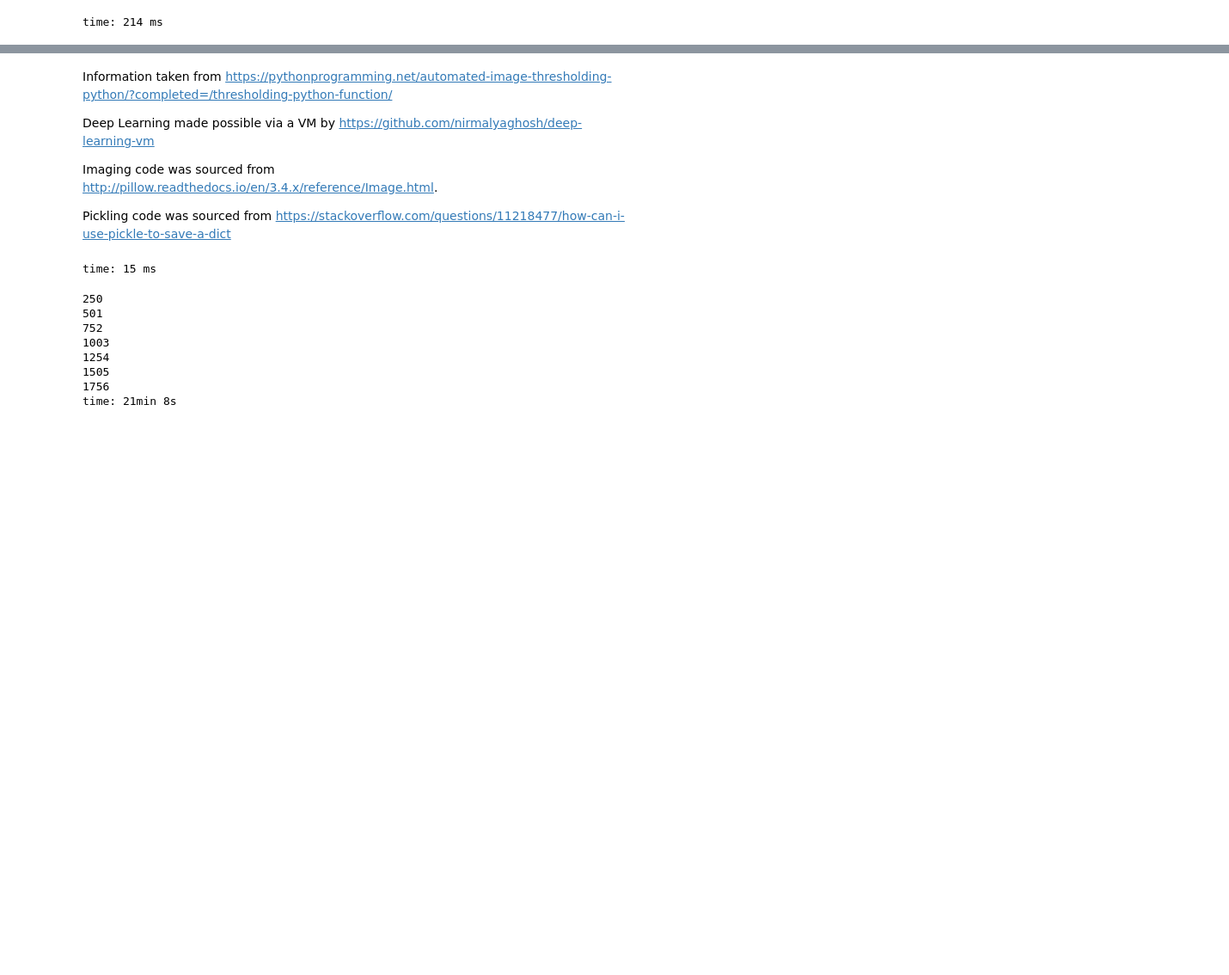
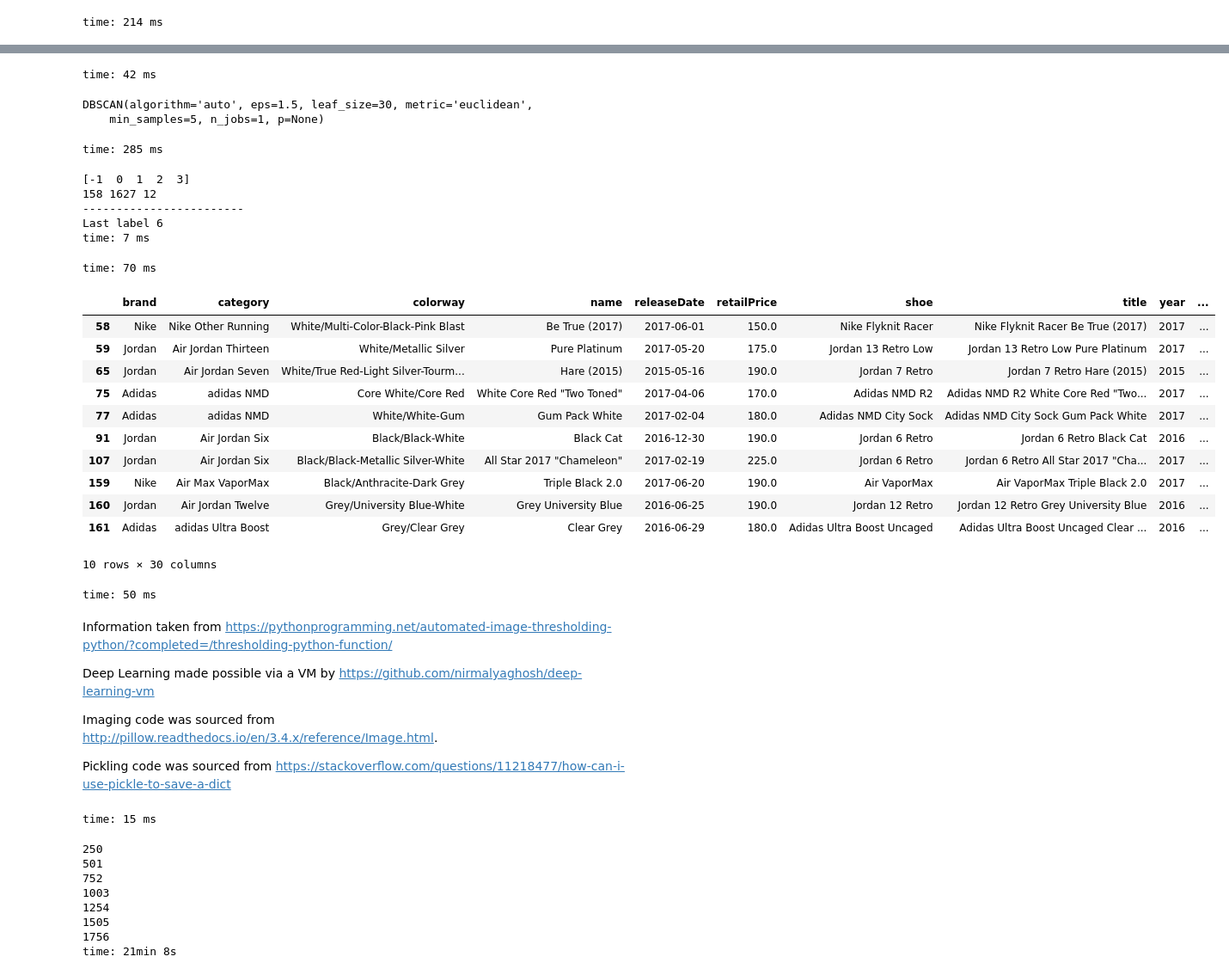
Before and after one commit to chrisk447/Capstone-GA, a Jupyter notebook: StockX Notebook.ipynb, the cells around one changed output, grey strips where cells are left out. Shown: that part at 86% size. Saved outputs shown, nothing was run; the diff lists cells and outputs as text; code cells hidden in the pictures; blank space fills up the shorter version.

```diff
--- a/StockX Notebook.ipynb
+++ b/StockX Notebook.ipynb
@@ -646,0 +634,18 @@ time: 214 ms
+# %%
+# dummy variables
+# Change brand to 0, 1, 2
+# Change category based on words [Yeezy, NMD, Air Jordan, Ultra Boost, Adidas/Nike Other,
+# Air Max, Iniki, Air Force, Foamposite, LeBron, KD, Nike SB, Kobe, Nike Basketball/Other]
+# Change colorway based on color spectrum colors (color_df.columns)
+
+# tops.brand = tops.brand.astype('category')
+category_list = ['Yeezy', 'NMD', 'Air Jordan', 'Ultra Boost', 'adidas Other', 'Nike Other', 'Air Max',
+                'Iniki', 'Air Force', 'Foamposite', 'LeBron', 'KD', 'Nike SB', 'Kobe', 'Nike Basketball']
+# Top 30 colors
+color_list = color_df.columns
+
+for cat in category_list:
+    tops[cat] = tops.category.map(lambda x: 1 if cat.lower() in x.lower() else 0)
+
+for color in color_list:
+    tops[color] = tops.colorway_token.map(lambda x: 1 if color.lower() in x.lower() else 0)
@@ -658,3 +702,62 @@ time: 5 ms
+# %%
+import patsy
+matrix_string = '''
+category ~
+retailPrice + absChangePercentage + annualHigh + annualLow + averageDeadstockPrice +
+deadstockRangeHigh + deadstockRangeLow +
+deadstockSold + highestBid + lastSale + lowestAsk + salesLast72Hours + volatility +
+rarity
+'''
+y_cluster, X_cluster = patsy.dmatrices(matrix_string, tops)
+# %% [output]
+time: 42 ms
+# %%
+from sklearn.cluster import DBSCAN, KMeans
+ss = StandardScaler()
+Xs = ss.fit_transform(X_cluster)
+
+db = DBSCAN(eps=1.5, min_samples=5)
+db.fit(Xs)
+# %% [output]
+DBSCAN(algorithm='auto', eps=1.5, leaf_size=30, metric='euclidean',
+    min_samples=5, n_jobs=1, p=None)
+time: 285 ms
+# %%
+print pd.Series(db.labels_).unique()
+print list(db.labels_).count(-1), list(db.labels_).count(0), list(db.labels_).count(1)
+print '------------------------'
+print 'Last label', list(db.labels_).count(pd.Series(db.labels_).unique()[-1])
+# %% [output]
+[-1  0  1  2  3]
+158 1627 12
+------------------------
+Last label 6
+time: 7 ms
+# %%
+# KMeans
+km = KMeans(n_clusters=4)
+km.fit(Xs)
+pd.Series(km.labels_).unique()
+
+tops['cluster_label'] = pd.Series(km.labels_)
+# %% [output]
+time: 70 ms
+# %%
+tops[tops.cluster_label==0].head(10)
+# %% [output]
+|  | brand | category | colorway | name | releaseDate | retailPrice | shoe | title | year | ... |
+| 58 | Nike | Nike Other Running | White/Multi-Color-Black-Pink Blast | Be True (2017) | 2017-06-01 | 150.0 | Nike Flyknit Racer | Nike Flyknit Racer Be True (2017) | 2017 | ... |
+| 59 | Jordan | Air Jordan Thirteen | White/Metallic Silver | Pure Platinum | 2017-05-20 | 175.0 | Jordan 13 Retro Low | Jordan 13 Retro Low Pure Platinum | 2017 | ... |
+| 65 | Jordan | Air Jordan Seven | White/True Red-Light Silver-Tourm... | Hare (2015) | 2015-05-16 | 190.0 | Jordan 7 Retro | Jordan 7 Retro Hare (2015) | 2015 | ... |
+| 75 | Adidas | adidas NMD | Core White/Core Red | White Core Red "Two Toned" | 2017-04-06 | 170.0 | Adidas NMD R2 | Adidas NMD R2 White Core Red "Two... | 2017 | ... |
+| 77 | Adidas | adidas NMD | White/White-Gum | Gum Pack White | 2017-02-04 | 180.0 | Adidas NMD City Sock | Adidas NMD City Sock Gum Pack White | 2017 | ... |
+| 91 | Jordan | Air Jordan Six | Black/Black-White | Black Cat | 2016-12-30 | 190.0 | Jordan 6 Retro | Jordan 6 Retro Black Cat | 2016 | ... |
+| 107 | Jordan | Air Jordan Six | Black/Black-Metallic Silver-White | All Star 2017 "Chameleon" | 2017-02-19 | 225.0 | Jordan 6 Retro | Jordan 6 Retro All Star 2017 "Cha... | 2017 | ... |
+| 159 | Nike | Air Max VaporMax | Black/Anthracite-Dark Grey | Triple Black 2.0 | 2017-06-20 | 190.0 | Air VaporMax | Air VaporMax Triple Black 2.0 | 2017 | ... |
+| 160 | Jordan | Air Jordan Twelve | Grey/University Blue-White | Grey University Blue | 2016-06-25 | 190.0 | Jordan 12 Retro | Jordan 12 Retro Grey University Blue | 2016 | ... |
+| 161 | Adidas | adidas Ultra Boost | Grey/Clear Grey | Clear Grey | 2016-06-29 | 180.0 | Adidas Ultra Boost Uncaged | Adidas Ultra Boost Uncaged Clear ... | 2016 | ... |
+10 rows × 30 columns
+time: 50 ms
 # %% [markdown]
 Information taken from https://pythonprogramming.net/automated-image-thresholding-python/?completed=/thresholding-python-function/
 
```
Also changed, not shown: parts of 9 cells of this notebook.
